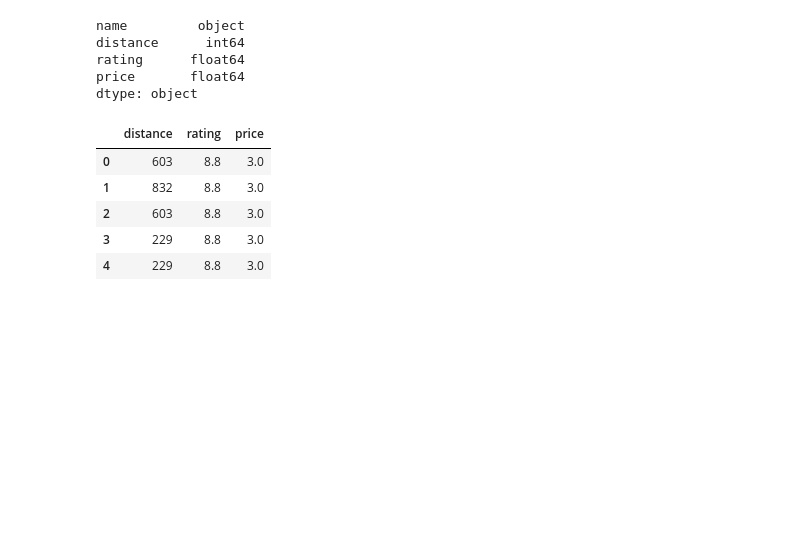
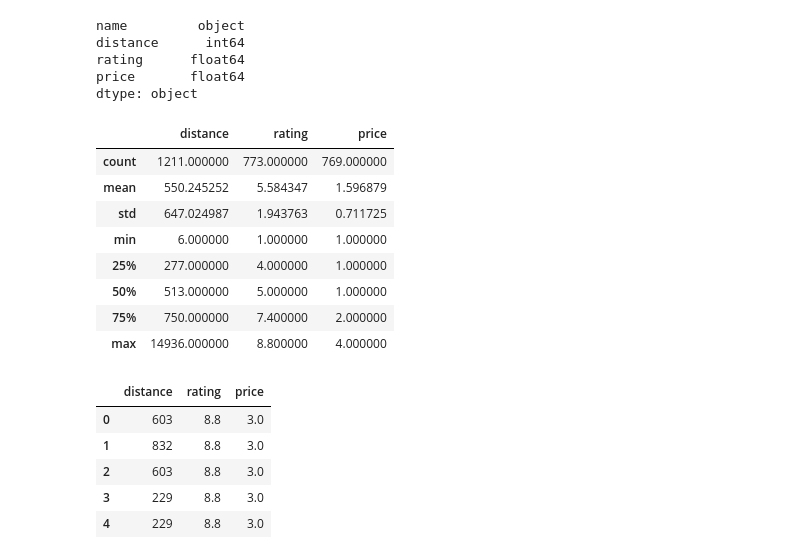
Before and after one commit to romansokolik/LHL-Final-Project-Statistical-Modelling-with-Python, a Jupyter notebook: notebooks/model_building.ipynb, the cells around one changed output. Cells and saved outputs as stored; diff of their text form; code cells hidden in the pictures; blank space fills up the shorter version.

```diff
--- a/notebooks/model_building.ipynb
+++ b/notebooks/model_building.ipynb
@@ -28,6 +29,18 @@ distance      int64
 rating      float64
 price       float64
 dtype: object
+# %%
+df.describe()
+# %% [output]
+|  | distance | rating | price |
+| count | 1211.000000 | 773.000000 | 769.000000 |
+| mean | 550.245252 | 5.584347 | 1.596879 |
+| std | 647.024987 | 1.943763 | 0.711725 |
+| min | 6.000000 | 1.000000 | 1.000000 |
+| 25% | 277.000000 | 4.000000 | 1.000000 |
+| 50% | 513.000000 | 5.000000 | 1.000000 |
+| 75% | 750.000000 | 7.400000 | 2.000000 |
+| max | 14936.000000 | 8.800000 | 4.000000 |
 # %%
 # 4. Dropping irrelevant columns
 df = df.drop(['name'], axis=1)
```
Also changed, not shown: parts of 21 cells of this notebook, 4 other files.
